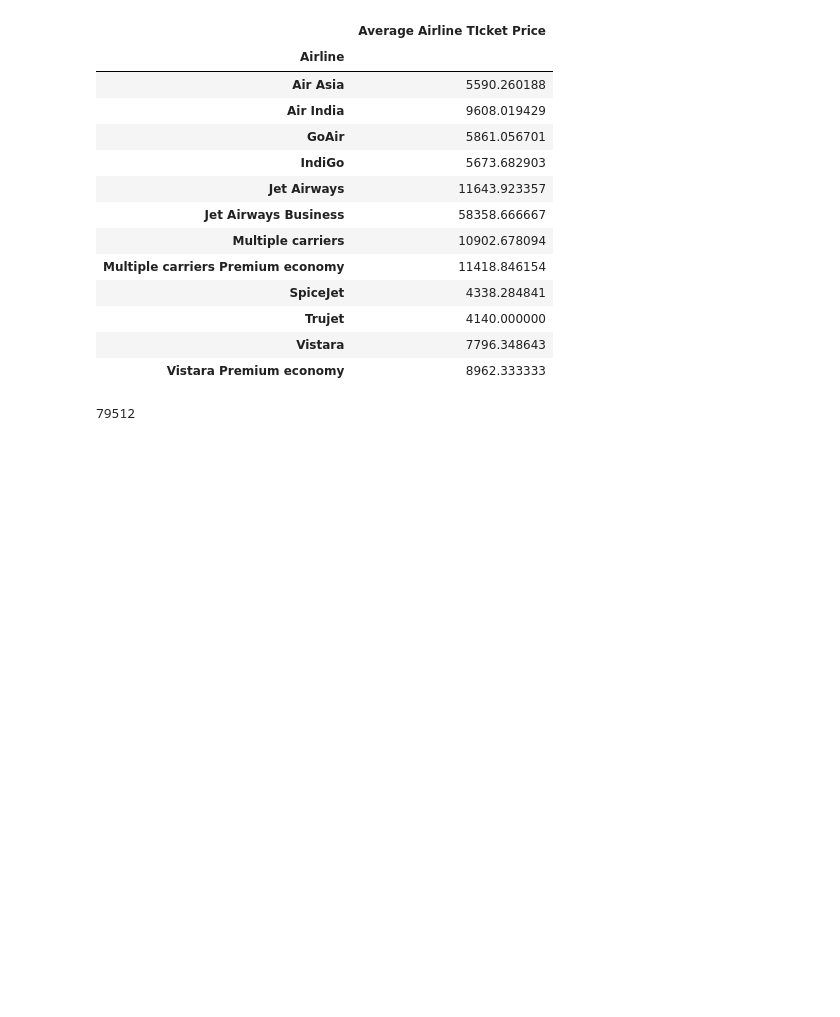
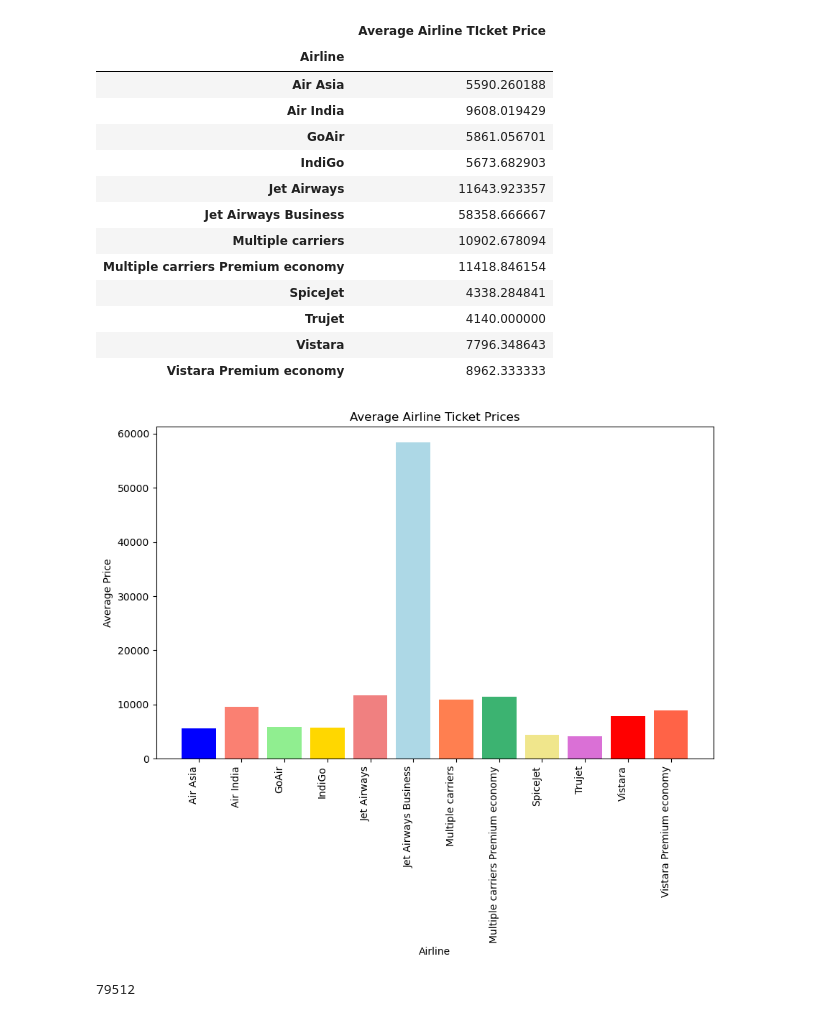
Before and after one commit to mehratif1/Flight_Price_Analysis, a Jupyter notebook: Project1.ipynb, the cells around one changed output. Cells and saved outputs as stored; diff of their text form; code cells hidden in the pictures; blank space fills up the shorter version.

```diff
--- a/Project1.ipynb
+++ b/Project1.ipynb
@@ -333,6 +335,20 @@ summary_statistics
 | Trujet | 4140.000000 |
 | Vistara | 7796.348643 |
 | Vistara Premium economy | 8962.333333 |
+# %%
+# Create a list of 12 distinct colors
+colors = ['blue', 'salmon', 'lightgreen', 'gold', 'lightcoral', 'lightblue',
+          'coral', 'mediumseagreen', 'khaki', 'orchid', 'red', 'tomato']
+
+plt.figure(figsize=(10, 6))
+bar_chart = plt.bar(summary_statistics.index,summary_statistics['Average Airline TIcket Price'],color=colors)
+plt.title('Average Airline Ticket Prices')
+plt.xlabel('Airline')
+plt.ylabel('Average Price')
+plt.xticks(rotation=90, ha='right')  # Rotate x-axis labels for better readability
+plt.show()
+# %% [output]
+[figure, added]
 # %%
 df['Price'].max()
 # %% [output]
```
Also changed, not shown: parts of 2 cells of this notebook.
